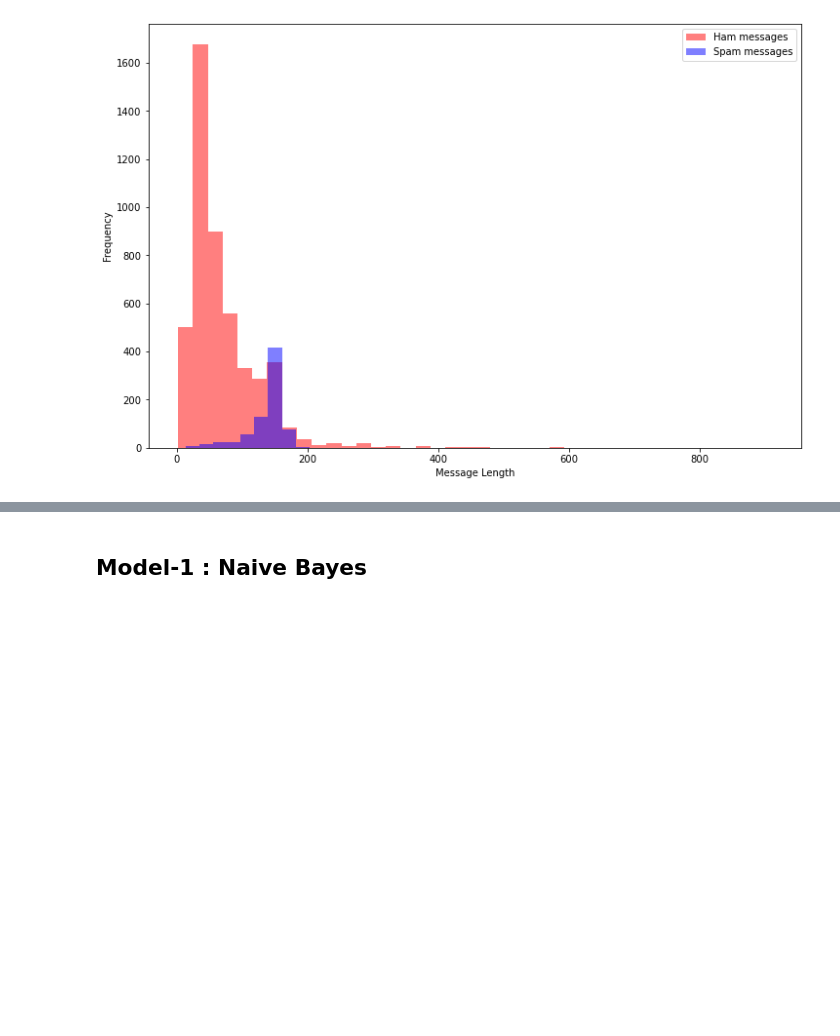
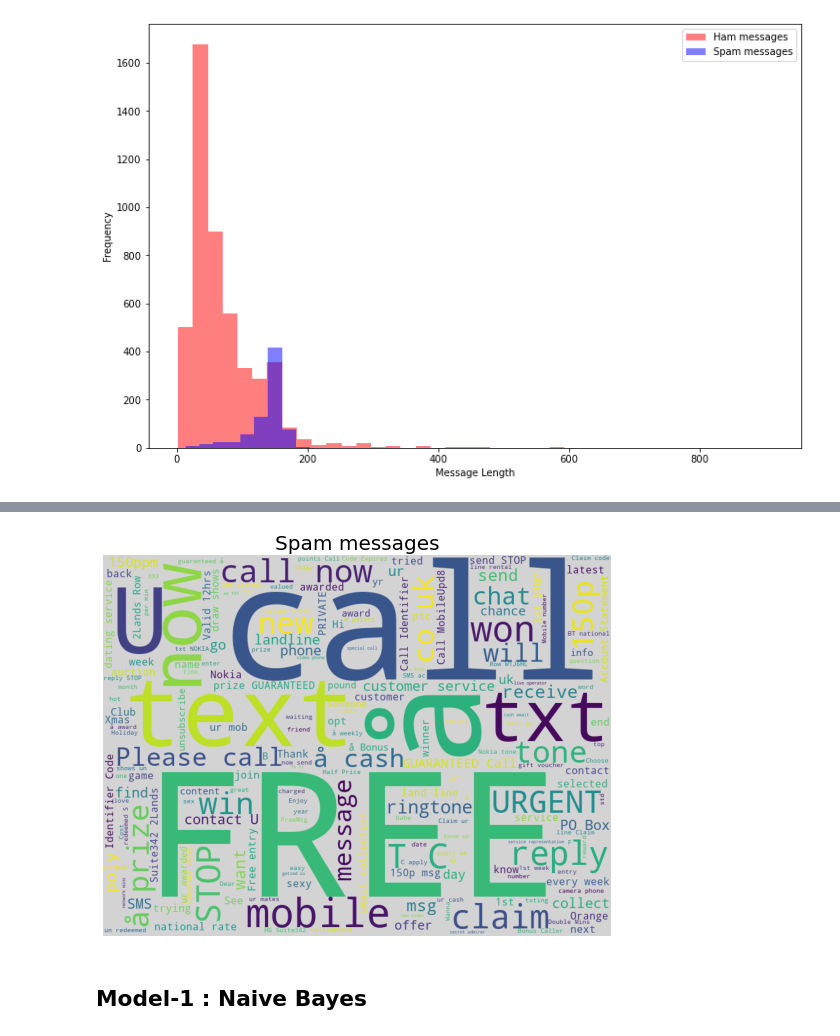
Before and after one commit to kutayk33/Data-Science-Machine-Learning-Projects, a Jupyter notebook: 6.NLP-Spam_Mail-Model_Deploy/main.ipynb, the cells around one changed output, grey strips where cells are left out. Drawn from its saved outputs; the diff is of its cells as text; code cells hidden in the pictures; blank space fills up the shorter version.

```diff
--- a/6.NLP-Spam_Mail-Model_Deploy/main.ipynb
+++ b/6.NLP-Spam_Mail-Model_Deploy/main.ipynb
@@ -48,3 +73,7 @@ plt.show()
+# %%
+show_wordcloud(data_spam, "Spam messages")
+# %% [output]
+[figure, added]
 # %%
 X = df['SMS'].values
 y = df['Label'].values
```
Also changed, not shown: parts of 4 cells of this notebook.
